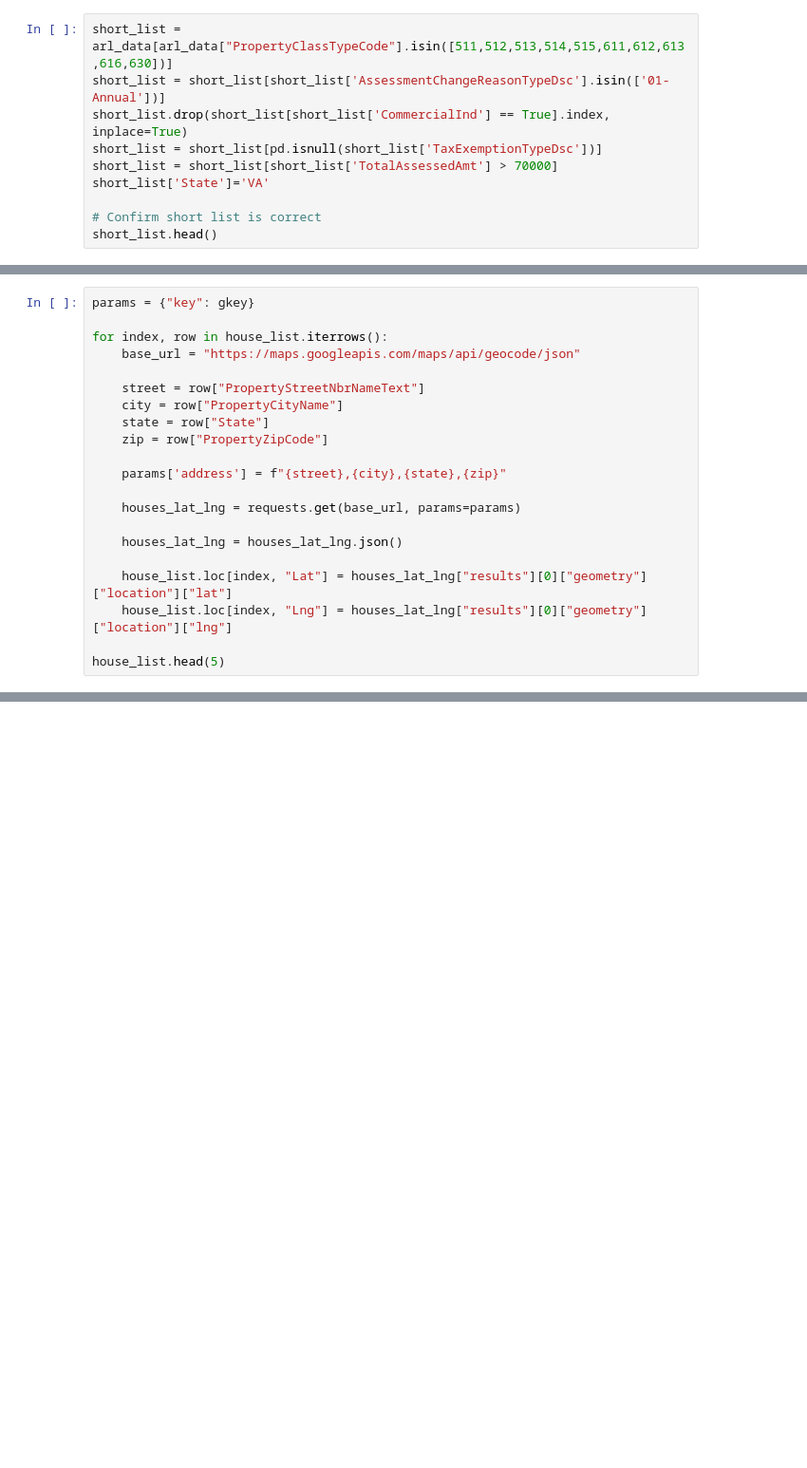
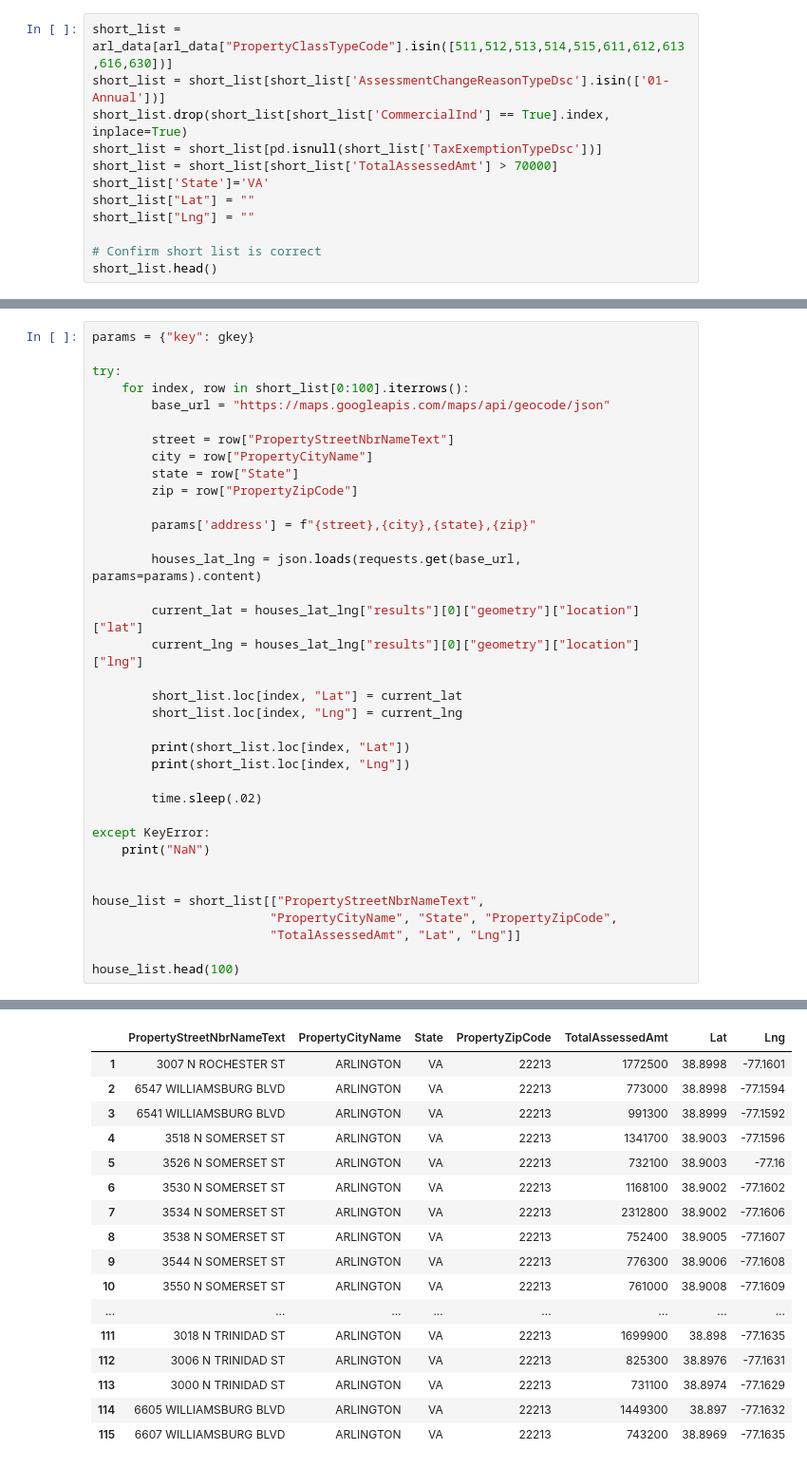
Before and after one commit to obrien630/Project_1_GW-Data_Analytics_Bootcamp, a Jupyter notebook: Project 1 Jupyter Notebook/Team 7_Project Notebook.ipynb, the cells around one changed output, grey strips where cells are left out. Shown at 95% size. Drawn from its saved outputs; the diff is of its cells as text; blank space fills up the shorter version.

```diff
--- a/Project 1 Jupyter Notebook/Team 7_Project Notebook.ipynb
+++ b/Project 1 Jupyter Notebook/Team 7_Project Notebook.ipynb
@@ -28,6 +36,8 @@ short_list.drop(short_list[short_list['CommercialInd'] == True].index, inplace=T
 short_list = short_list[pd.isnull(short_list['TaxExemptionTypeDsc'])]
 short_list = short_list[short_list['TotalAssessedAmt'] > 70000]
 short_list['State']='VA'
+short_list["Lat"] = ""
+short_list["Lng"] = ""
 
 # Confirm short list is correct
 short_list.head()
@@ -67,22 +52,37 @@ See the caveats in the documentation: http://pandas.pydata.org/pandas-docs/stabl
 # %%
 params = {"key": gkey}
 
-for index, row in house_list.iterrows():
-    base_url = "https://maps.googleapis.com/maps/api/geocode/json"
+try:
+    for index, row in short_list[0:100].iterrows():
+        base_url = "https://maps.googleapis.com/maps/api/geocode/json"
 
-    street = row["PropertyStreetNbrNameText"]
-    city = row["PropertyCityName"]
-    state = row["State"]
-    zip = row["PropertyZipCode"]
+        street = row["PropertyStreetNbrNameText"]
+        city = row["PropertyCityName"]
+        state = row["State"]
+        zip = row["PropertyZipCode"]
 
-    params['address'] = f"{street},{city},{state},{zip}"
+        params['address'] = f"{street},{city},{state},{zip}"
 
-    houses_lat_lng = requests.get(base_url, params=params)
+        houses_lat_lng = json.loads(requests.get(base_url, params=params).content)
 
-    houses_lat_lng = houses_lat_lng.json()
+        current_lat = houses_lat_lng["results"][0]["geometry"]["location"]["lat"]
+        current_lng = houses_lat_lng["results"][0]["geometry"]["location"]["lng"]
 
-    house_list.loc[index, "Lat"] = houses_lat_lng["results"][0]["geometry"]["location"]["lat"]
-    house_list.loc[index, "Lng"] = houses_lat_lng["results"][0]["geometry"]["location"]["lng"]
+        short_list.loc[index, "Lat"] = current_lat
+        short_list.loc[index, "Lng"] = current_lng
 
-house_list.head(5)
+        print(short_list.loc[index, "Lat"])
+        print(short_list.loc[index, "Lng"])
+
+        time.sleep(.02)
+
+except KeyError:
+    print("NaN")
+
+
+house_list = short_list[["PropertyStreetNbrNameText",
+                        "PropertyCityName", "State", "PropertyZipCode",
+                        "TotalAssessedAmt", "Lat", "Lng"]]
+
+house_list.head(100)
 # %% [output]
@@ -93,0 +106,17 @@ See the caveats in the documentation: http://pandas.pydata.org/pandas-docs/stabl
+|  | PropertyStreetNbrNameText | PropertyCityName | State | PropertyZipCode | TotalAssessedAmt | Lat | Lng |
+| 1 | 3007 N ROCHESTER ST | ARLINGTON | VA | 22213 | 1772500 | 38.8998 | -77.1601 |
+| 2 | 6547 WILLIAMSBURG BLVD | ARLINGTON | VA | 22213 | 773000 | 38.8998 | -77.1594 |
+| 3 | 6541 WILLIAMSBURG BLVD | ARLINGTON | VA | 22213 | 991300 | 38.8999 | -77.1592 |
+| 4 | 3518 N SOMERSET ST | ARLINGTON | VA | 22213 | 1341700 | 38.9003 | -77.1596 |
+| 5 | 3526 N SOMERSET ST | ARLINGTON | VA | 22213 | 732100 | 38.9003 | -77.16 |
+| 6 | 3530 N SOMERSET ST | ARLINGTON | VA | 22213 | 1168100 | 38.9002 | -77.1602 |
+| 7 | 3534 N SOMERSET ST | ARLINGTON | VA | 22213 | 2312800 | 38.9002 | -77.1606 |
+| 8 | 3538 N SOMERSET ST | ARLINGTON | VA | 22213 | 752400 | 38.9005 | -77.1607 |
+| 9 | 3544 N SOMERSET ST | ARLINGTON | VA | 22213 | 776300 | 38.9006 | -77.1608 |
+| 10 | 3550 N SOMERSET ST | ARLINGTON | VA | 22213 | 761000 | 38.9008 | -77.1609 |
+| ... | ... | ... | ... | ... | ... | ... | ... |
+| 111 | 3018 N TRINIDAD ST | ARLINGTON | VA | 22213 | 1699900 | 38.898 | -77.1635 |
+| 112 | 3006 N TRINIDAD ST | ARLINGTON | VA | 22213 | 825300 | 38.8976 | -77.1631 |
+| 113 | 3000 N TRINIDAD ST | ARLINGTON | VA | 22213 | 731100 | 38.8974 | -77.1629 |
+| 114 | 6605 WILLIAMSBURG BLVD | ARLINGTON | VA | 22213 | 1449300 | 38.897 | -77.1632 |
+| 115 | 6607 WILLIAMSBURG BLVD | ARLINGTON | VA | 22213 | 743200 | 38.8969 | -77.1635 |
```
Also changed, not shown: parts of 11 cells of this notebook, 4 other files.
